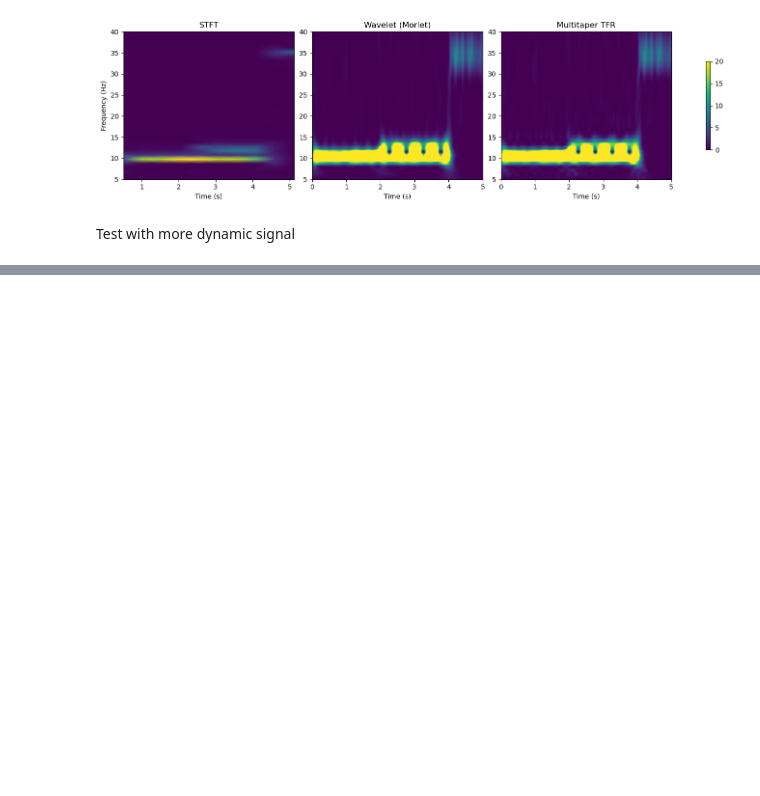
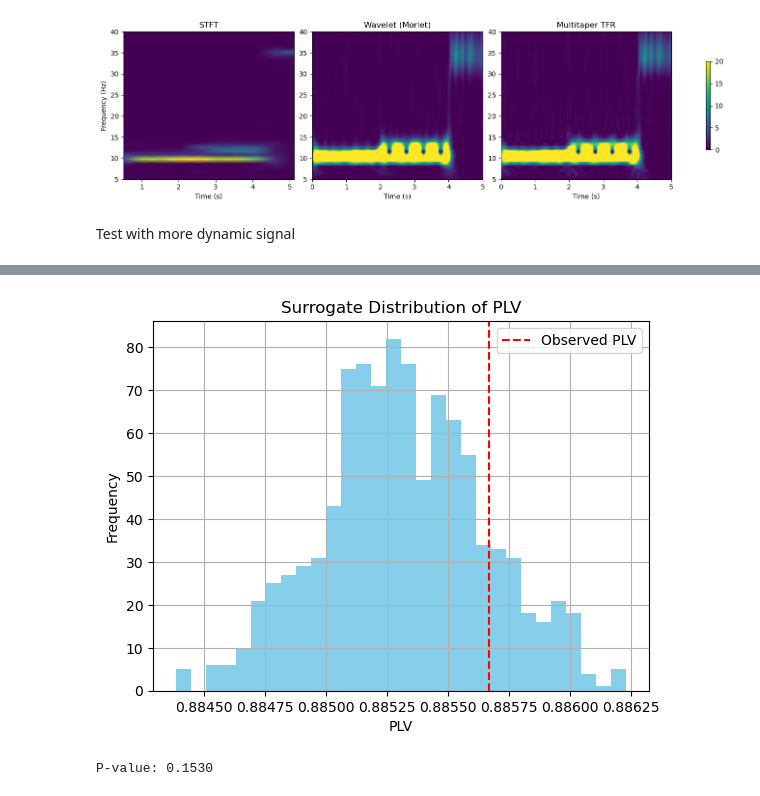
Before and after one commit to dlekdms2021/Lecture_digital_pattern_recognition, a Jupyter notebook: week6_timefrequency_analysis/practice.ipynb, the cells around one changed output, grey strips where cells are left out. Drawn from its saved outputs; the diff is of its cells as text; code cells hidden in the pictures; blank space fills up the shorter version.

```diff
--- a/week6_timefrequency_analysis/practice.ipynb
+++ b/week6_timefrequency_analysis/practice.ipynb
@@ -275,0 +345,28 @@ plt.show()
+# %%
+n_surrogates = 1000
+plv_surrogates = []
+
+for _ in range(n_surrogates):
+    shift = np.random.randint(len(t))
+    shuffled = np.roll(phase2, shift, axis=1)  # Create surrogate data by circular phase shifting
+    diff = phase1 - shuffled
+    surrogate_plv = np.abs(np.mean(np.exp(1j * diff), axis=0))
+    plv_surrogates.append(np.mean(surrogate_plv))
+
+plv_surrogates = np.array(plv_surrogates)
+mean_plv_obs = np.mean(plv)
+
+plt.hist(plv_surrogates, bins=30, color='skyblue')  # Plot histogram of surrogate PLVs
+plt.axvline(mean_plv_obs, color='red', linestyle='--', label='Observed PLV')
+plt.title("Surrogate Distribution of PLV")
+plt.xlabel("PLV")
+plt.ylabel("Frequency")
+plt.legend()
+plt.grid(True)
+plt.show()
+
+p_val = np.mean(plv_surrogates >= mean_plv_obs)  # Calculate p-value based on surrogate distribution
+print(f"P-value: {p_val:.4f}")  # Calculate p-value based on surrogate distribution
+# %% [output]
+[figure, added]
+P-value: 0.1530
```
Also changed, not shown: parts of 10 cells of this notebook, 1 other file.
